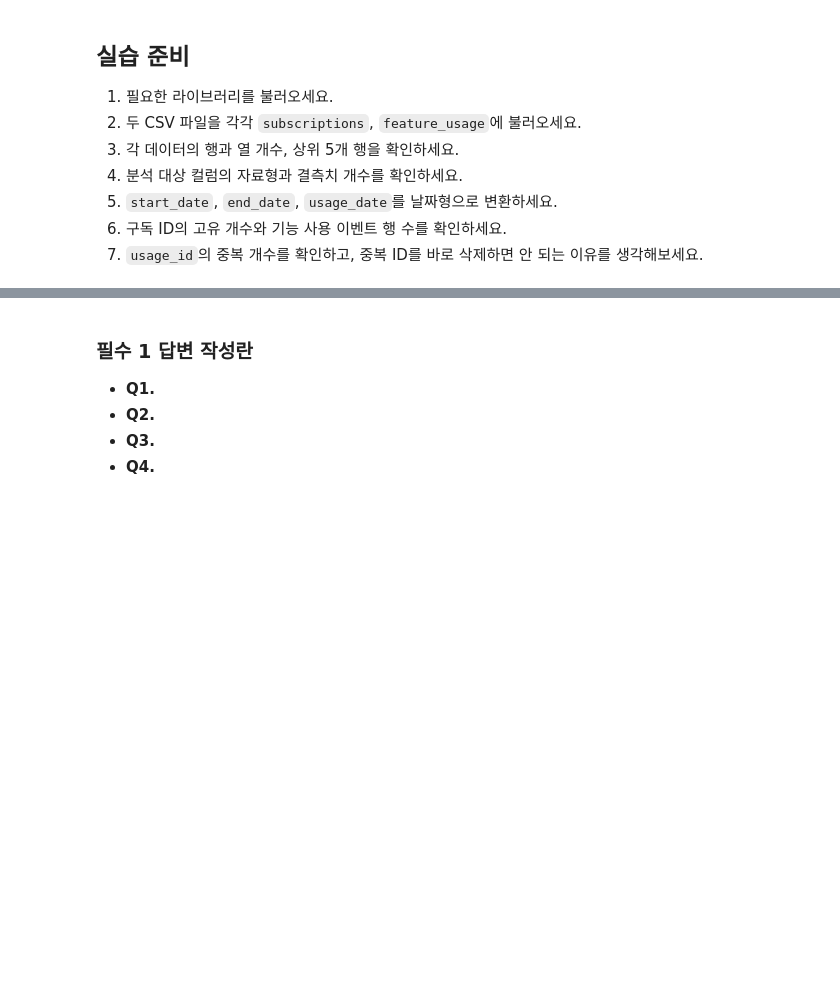
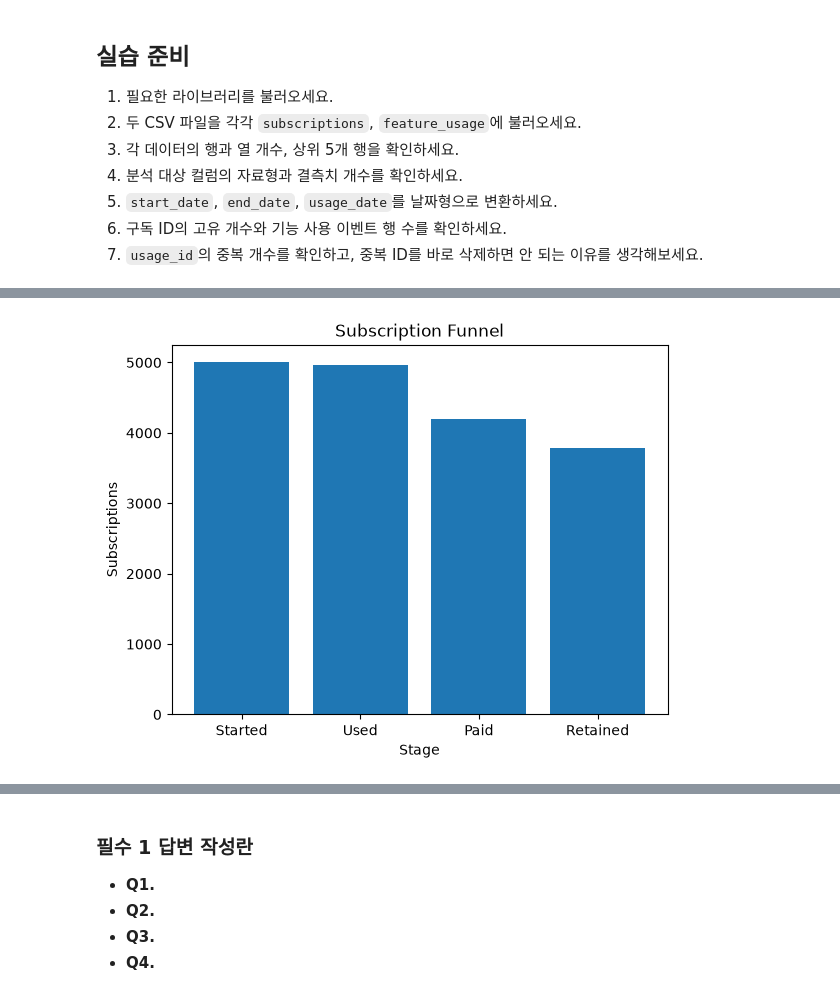
Before and after one commit to usm9514-wq/Machine-Learning-and-others, a Jupyter notebook: Product_Analysis/2장v3/2장2강 퍼널 분석 전환율 이탈률 측정 원리 실습문제.ipynb, the cells around one changed output, grey strips where cells are left out. Cells and saved outputs as stored; diff of their text form; code cells hidden in the pictures; blank space fills up the shorter version.

```diff
--- a/Product_Analysis/2장v3/2장2강 퍼널 분석 전환율 이탈률 측정 원리 실습문제.ipynb
+++ b/Product_Analysis/2장v3/2장2강 퍼널 분석 전환율 이탈률 측정 원리 실습문제.ipynb
@@ -85,0 +193,86 @@
+# %%
+# 필수 1 코드를 작성하세요.
+# 1. 전체 구독 ID
+started_ids = set(subscriptions['subscription_id'])
+
+# 2. 기능 사용 기록이 있는 구독 ID
+used_ids = started_ids & set(feature_usage['subscription_id'])
+
+# 3. 기능 사용 + 유료 구독
+paid_ids = used_ids & set(
+    subscriptions.loc[
+        subscriptions['mrr_amount'] > 0,
+        'subscription_id'
+    ]
+)
+
+# 4. 유료 구독 중 종료일이 없는 구독
+retained_paid_ids = paid_ids & set(
+    subscriptions.loc[
+        subscriptions['end_date'].isna(),
+        'subscription_id'
+    ]
+)
+
+
+# 5. Funnel 데이터프레임
+funnel = pd.DataFrame({
+    'stage': ['Started', 'Used', 'Paid', 'Retained'],
+    'count': [
+        len(started_ids),
+        len(used_ids),
+        len(paid_ids),
+        len(retained_paid_ids)
+    ]
+})
+
+display(funnel)
+
+
+# 이전 단계 구독 수
+funnel['previous_count'] = funnel['count'].shift(1)
+
+# 전환율
+funnel['conversion_rate'] = (
+    funnel['count'] / funnel['previous_count']
+)
+
+# 이탈률
+funnel['churn_rate'] = 1 - funnel['conversion_rate']
+
+# 이탈 구독 수
+funnel['churn_count'] = (
+    funnel['previous_count'] - funnel['count']
+)
+
+display(funnel)
+
+
+funnel['conversion_rate'] = (
+    funnel['conversion_rate'] * 100
+).round(2)
+
+funnel['churn_rate'] = (
+    funnel['churn_rate'] * 100
+).round(2)
+
+display(funnel)
+
+
+
+import matplotlib.pyplot as plt
+
+plt.bar(funnel['stage'], funnel['count'])
+
+plt.xlabel('Stage')
+plt.ylabel('Subscriptions')
+plt.title('Subscription Funnel')
+
+plt.show()
+
+
+lowest = funnel.loc[funnel['conversion_rate'].idxmin()]
+
+print("전환율이 가장 낮은 단계:", lowest['stage'])
+print("전환율:", lowest['conversion_rate'], "%")
+# %% [output]
@@ -85,0 +294 @@
+[figure, added]
```
Also changed, not shown: parts of 13 cells of this notebook, 18 other files.
